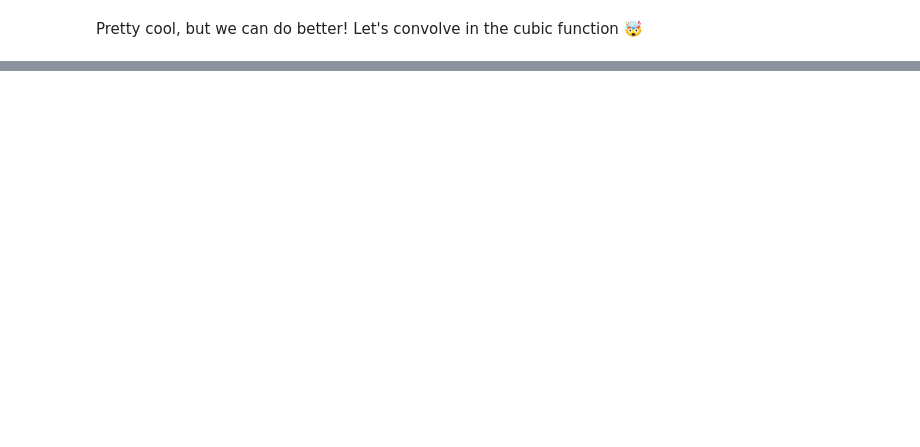
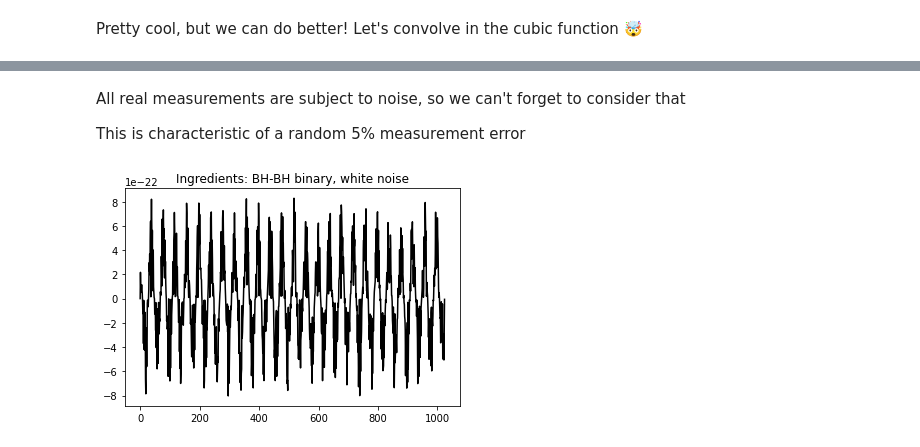
Before and after one commit to nabeelre/DataChef, a Jupyter notebook: DataChef/tutorial.ipynb, the cells around one changed output, grey strips where cells are left out. Cells and saved outputs as stored; diff of their text form; code cells hidden in the pictures; blank space fills up the shorter version.

```diff
--- a/DataChef/tutorial.ipynb
+++ b/DataChef/tutorial.ipynb
@@ -73,0 +85,10 @@ gw = Ingredient(ing_funcs.gw_signal, "BH-BH binary")
+# %% [markdown]
+All real measurements are subject to noise, so we can't forget to consider that
+
+This is characteristic of a random 5% measurement error
+# %%
+ing_uniform2 = Ingredient(ing_funcs.uniform, "white noise", shift=0, scale=0.05)
+rec2.add_ingredient(ing_uniform2, mix_funcs.multiply)
+rec2.plot(t, marker='')
+# %% [output]
+[figure, added]
```
Also changed, not shown: parts of 6 cells of this notebook, 4 other files.
